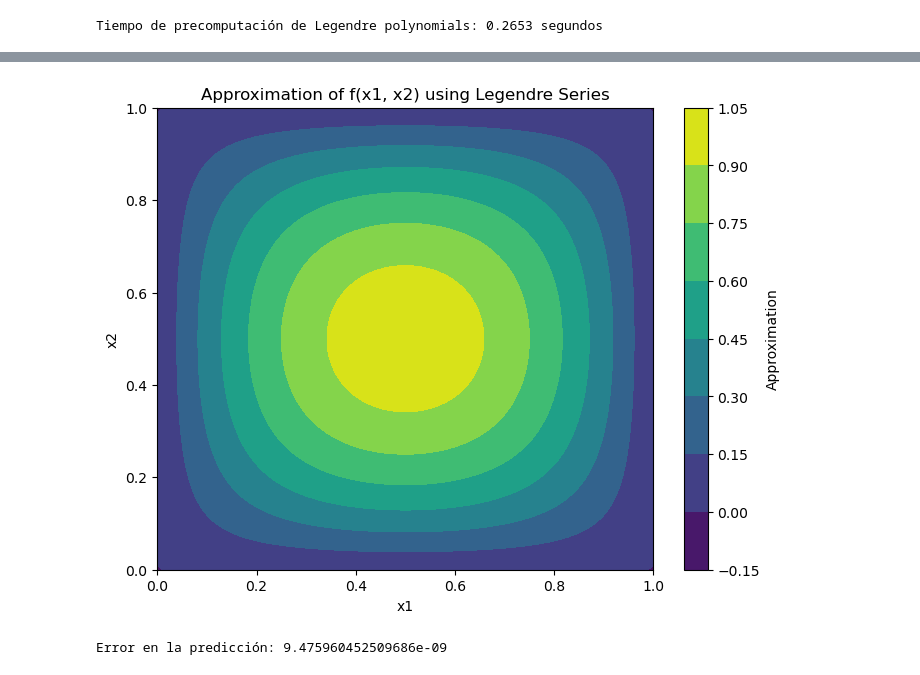
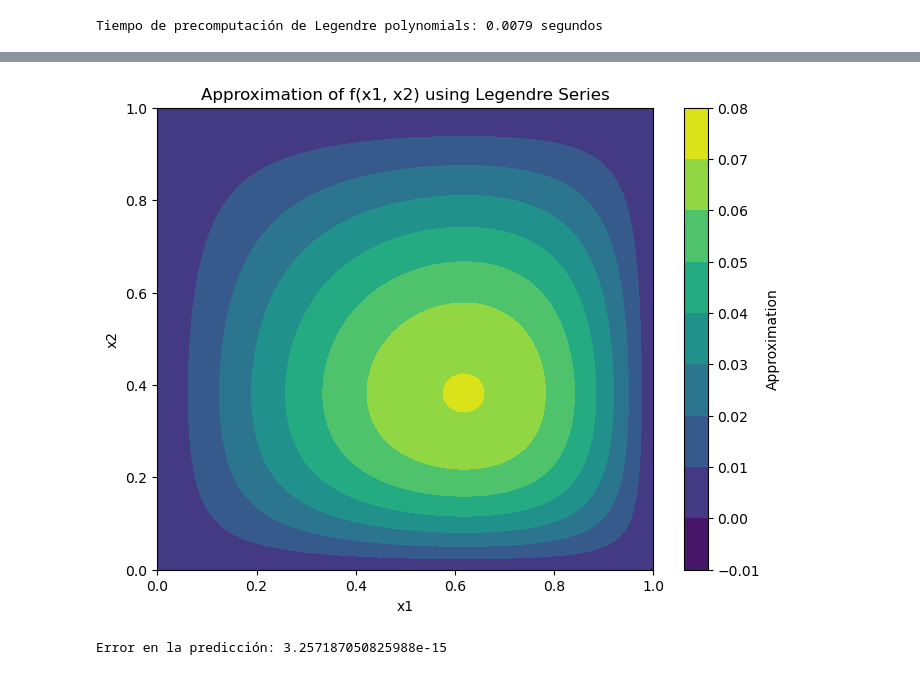
Before and after one commit to oscar-rincon/Legendre-FLNN-PINNs, a Jupyter notebook: Legendre_2D/2D_Legendre_function_aproximation.ipynb, the cells around one changed output, grey strips where cells are left out. Saved outputs shown, nothing was run; the diff lists cells and outputs as text; code cells hidden in the pictures.

```diff
--- a/Legendre_2D/2D_Legendre_function_aproximation.ipynb
+++ b/Legendre_2D/2D_Legendre_function_aproximation.ipynb
@@ -54,7 +33,7 @@ def evaluate_legendre_series(coefficients, leg_x, leg_y):
 start_precompute = time.time()
 
 # Elige una suposición inicial para los coeficientes
-N = 50  # Grado máximo de los polinomios de Legendre
+N = 8  # Grado máximo de los polinomios de Legendre
 initial_guess = torch.zeros(N*N, requires_grad=True, dtype=torch.float64, device=device)  # Suposición inicial para los coeficientes
 lb, ub = 0, 1  # Límites de integración
 # Datos de entrada para la función y los polinomios de Legendre
@@ -67,12 +46,12 @@ end_precompute = time.time()
 time_precompute = end_precompute - start_precompute
 print(f"Tiempo de precomputación de Legendre polynomials: {time_precompute:.4f} segundos")
 # %% [output]
-Tiempo de precomputación de Legendre polynomials: 0.2653 segundos
+Tiempo de precomputación de Legendre polynomials: 0.0079 segundos
 # %%
 # Define la función para la cual quieres calcular los coeficientes de la serie de Legendre
 def f(x1, x2):
-    return 16*(1 - x1) * x1 * (1 - x2) * x2
-    #return x1*x2*(1-x1)*(1-x2)*torch.exp(x1-x2)
+    #return 16*(1 - x1) * x1 * (1 - x2) * x2
+    return x1*x2*(1-x1)*(1-x2)*torch.exp(x1-x2)
 
 # Define la función de error
 def error_function(coefficients, leg_x, leg_y):
@@ -86,8 +65,8 @@ optimizer = torch.optim.LBFGS([initial_guess],
                                 lr=1,
                                 max_iter=10_000,
                                 max_eval=10_000,
-                                tolerance_grad=1e-6,
-                                history_size=50,
+                                tolerance_grad=1e-12,
+                                history_size=100,
                                 tolerance_change=1.0 * np.finfo(float).eps,
                                 line_search_fn=None)
 
@@ -147,11 +126,11 @@ Tiempo de evaluación: 0.0003 segundos
-[figure, old version]
+[figure, new version]
 # %%
 # Calcular el error en la predicción
 prediction_error = error_function(optimal_coefficients, leg_x, leg_y)
 
 print(f"Error en la predicción: {prediction_error.item()}")
 # %% [output]
-Error en la predicción: 9.475960452509686e-09
+Error en la predicción: 3.257187050825988e-15
 # %%
 # Calcular la función original
 original = f(X1, X2)
```
Also changed, not shown: parts of 3 cells of this notebook, 1 other file.
